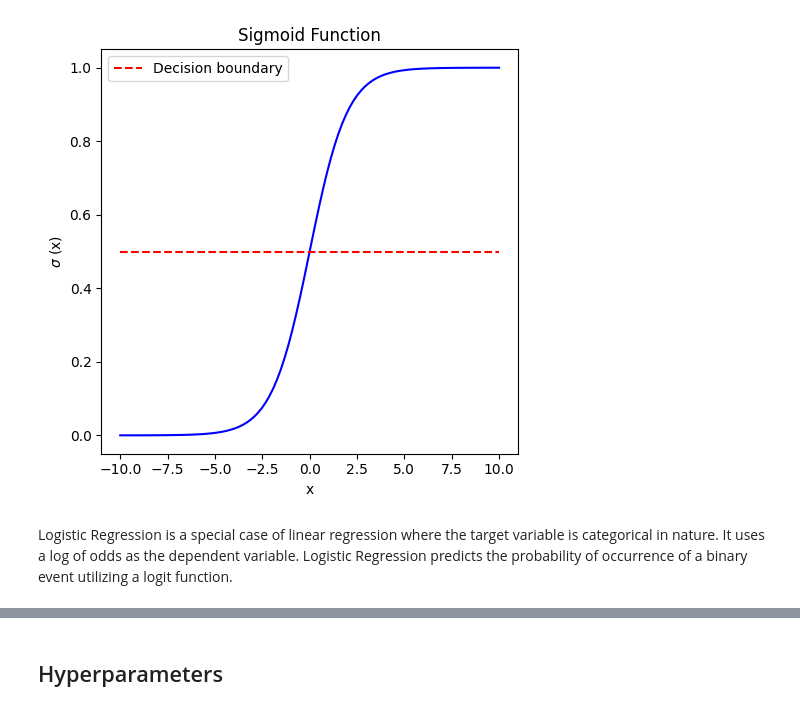
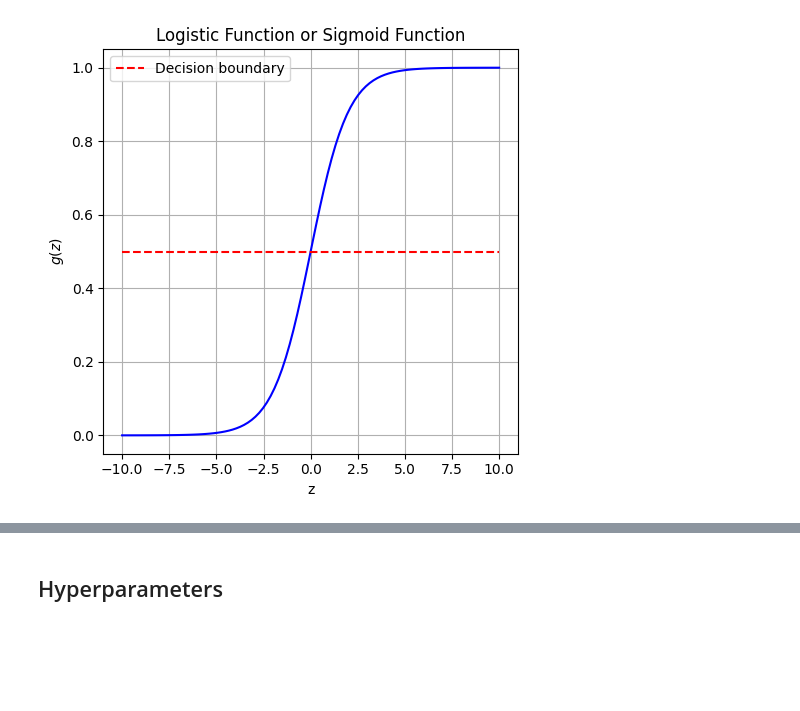
Before and after one commit to ichatnun/brainCodeCamp2023, a Jupyter notebook: Fundamentals/MachineLearning/logistic_regression.ipynb, the cells around one changed output, grey strips where cells are left out. Cells and saved outputs as stored; diff of their text form; code cells hidden in the pictures; blank space fills up the shorter version.

```diff
--- a/Fundamentals/MachineLearning/logistic_regression.ipynb
+++ b/Fundamentals/MachineLearning/logistic_regression.ipynb
@@ -73,30 +37,29 @@ Generally, the decision boundary is set to 0.5. So, if the probability value is
 # %%
 def sigmoid_function(y):
     return 1 / (1 + np.exp(-y))
 
 def decision_boundary(x, y_prob_threshold):
     return np.array([y_prob_threshold for val in x])
 
 # คำนวณค่า sigmoid function ด้วยช่วงค่า x ที่กำหนด
-x   = np.linspace(-10, 10, 100)
-sig = sigmoid_function(x)
-
-plt.figure(figsize = (5,5))
+z   = np.linspace(-10, 10, 100)
+sig = sigmoid_function(z)
 
 # plot sigmoid function
-plt.plot(x, sigmoid_function(x), 'b')
+plt.figure(figsize = (5,5))
+plt.plot(z, sig, 'b')
 
 # ยกตัวอย่าง decision boundary ที่ y_prob = 0.5
 # plot decision boundary
 decision_threshold = 0.5
-plt.plot(x, decision_boundary(x,decision_threshold), 'r--', label='Decision boundary')
-plt.xlabel('x')
-plt.ylabel('$\sigma$ (x)')
-plt.title('Sigmoid Function')
+plt.plot(z, decision_boundary(z,decision_threshold), 'r--', label='Decision boundary')
+
+plt.grid()
+plt.xlabel('z')
+plt.ylabel('$g(z)$')
+plt.title('Logistic Function or Sigmoid Function')
 plt.legend()
 plt.tight_layout()
 plt.show()
 # %% [output]
-[figure, old version]
+[figure, new version]
-# %% [markdown]
-Logistic Regression is a special case of linear regression where the target variable is categorical in nature. It uses a log of odds as the dependent variable. Logistic Regression predicts the probability of occurrence of a binary event utilizing a logit function.
```
Also changed, not shown: parts of 42 cells of this notebook, 1 other file.
